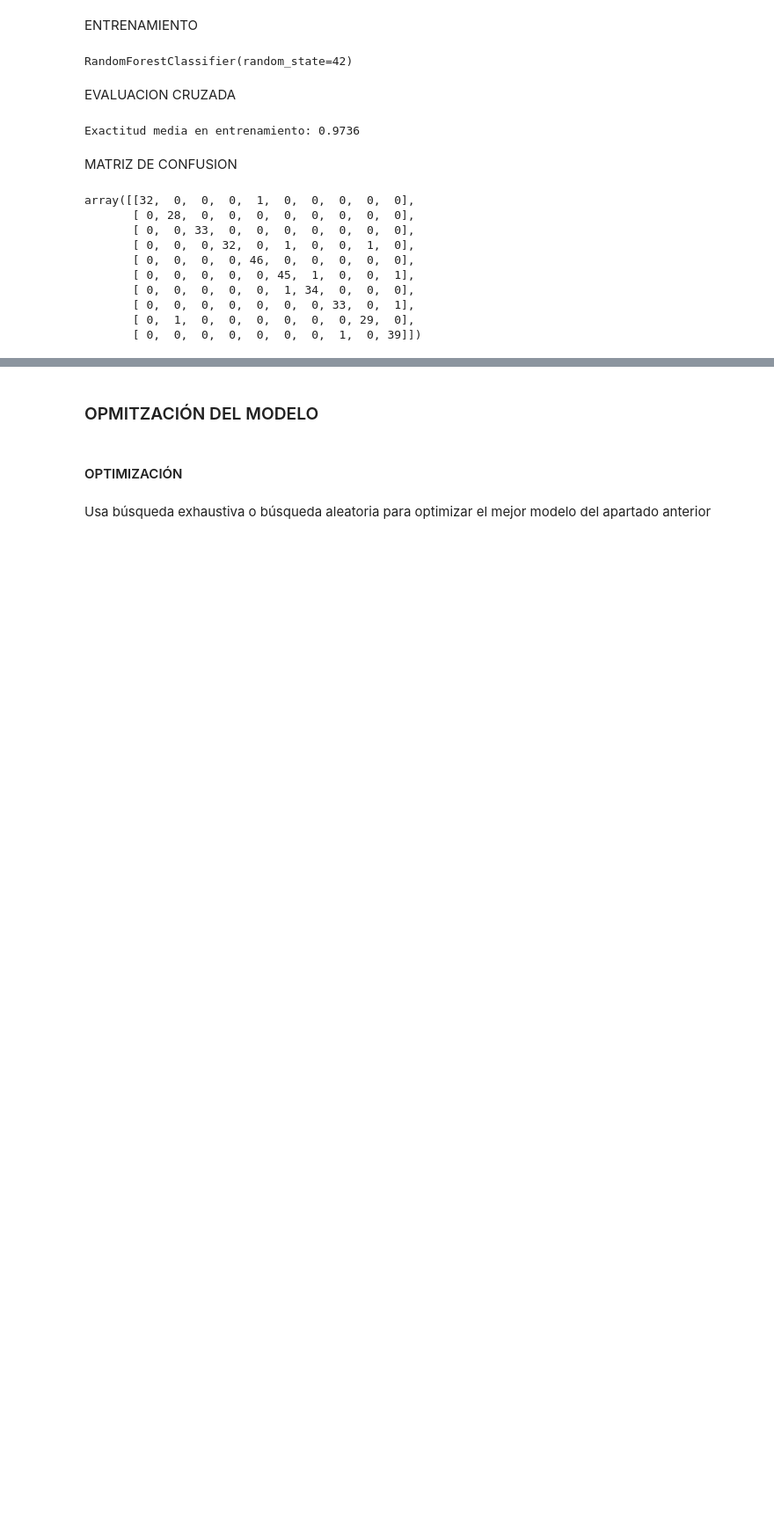
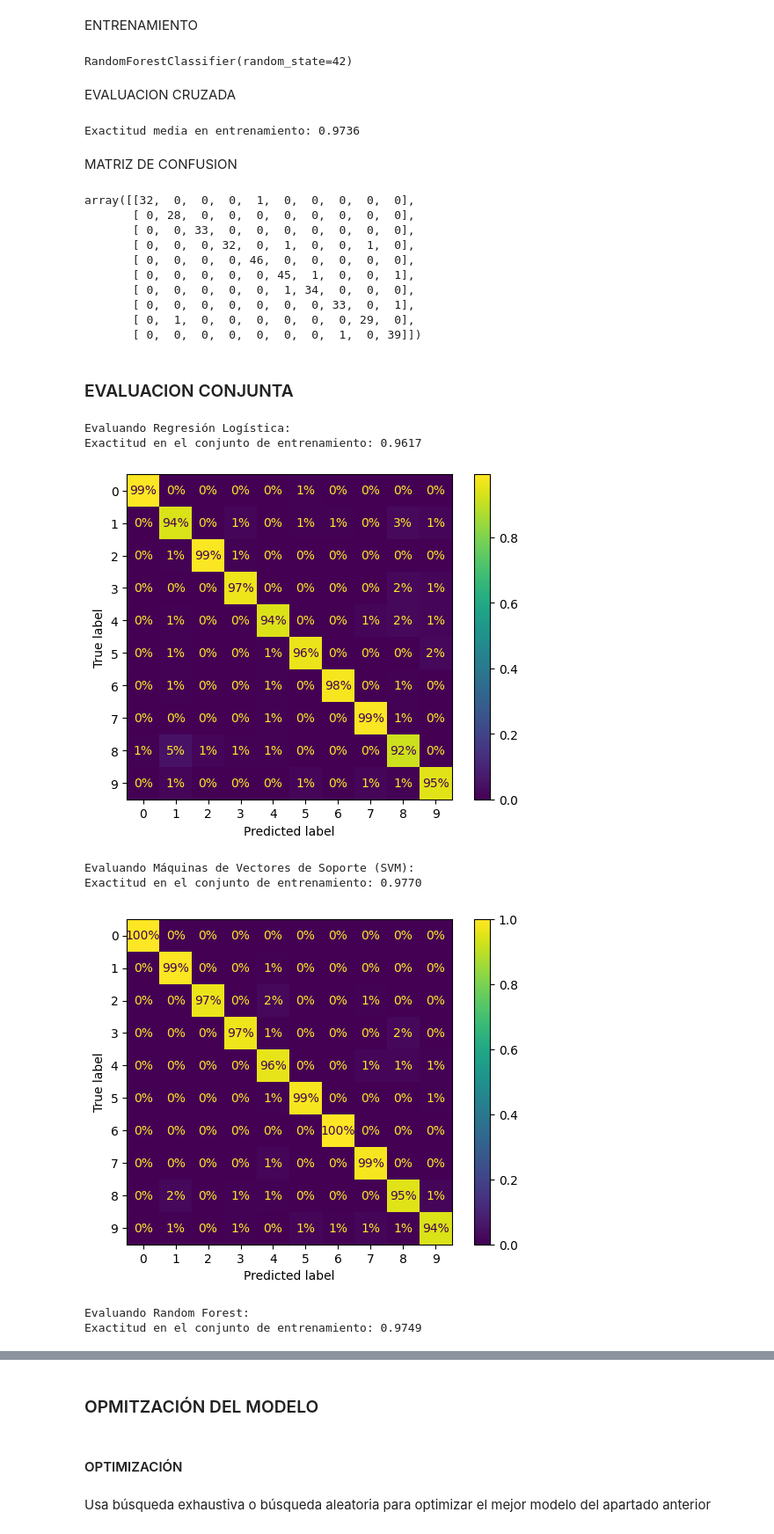
Before and after one commit to Guifora/IABD, a Jupyter notebook: IA/Clasificacion/2_8Ejercicios_guillermo_fora.ipynb, the cells around one changed output, grey strips where cells are left out. Shown: that part at 88% size. Cells and saved outputs as stored; diff of their text form; code cells hidden in the pictures; blank space fills up the shorter version.

```diff
--- a/IA/Clasificacion/2_8Ejercicios_guillermo_fora.ipynb
+++ b/IA/Clasificacion/2_8Ejercicios_guillermo_fora.ipynb
@@ -940,3 +1032,39 @@ array([[32,  0,  0,  0,  1,  0,  0,  0,  0,  0],
        [ 0,  0,  0,  0,  0,  0,  0, 33,  0,  1],
        [ 0,  1,  0,  0,  0,  0,  0,  0, 29,  0],
        [ 0,  0,  0,  0,  0,  0,  0,  1,  0, 39]])
+# %% [markdown]
+### EVALUACION CONJUNTA
+# %%
+# Modelos a evaluar
+models = {
+    'Regresión Logística': LogisticRegression(max_iter=1000, random_state=42),
+    'Máquinas de Vectores de Soporte (SVM)': SVC(random_state=42),
+    'Random Forest': RandomForestClassifier(random_state=42)
+}
+
+# Bucle para entrenar, evaluar y calcular la matriz de confusión para cada modelo
+for name, model in models.items():
+    print(f"Evaluando {name}:")
+
+    # Evaluación usando validación cruzada
+    y_train_pred = cross_val_predict(model, X_train_scaled, y_train, cv=5)  # 5-fold cross-validation
+
+    # Calcular exactitud (accuracy) en el conjunto de entrenamiento
+    accuracy = accuracy_score(y_train, y_train_pred)
+    print(f"Exactitud en el conjunto de entrenamiento: {accuracy:.4f}")
+
+    # Calcular matriz de confusión
+    cm = confusion_matrix(y_train, y_train_pred)
+    ConfusionMatrixDisplay.from_predictions(
+    y_train, y_train_pred, normalize="true", values_format=".0%"
+)
+    plt.show()
+# %% [output]
+Evaluando Regresión Logística:
+Exactitud en el conjunto de entrenamiento: 0.9617
+[figure, added]
+Evaluando Máquinas de Vectores de Soporte (SVM):
+Exactitud en el conjunto de entrenamiento: 0.9770
+[figure, added]
+Evaluando Random Forest:
+Exactitud en el conjunto de entrenamiento: 0.9749
```
Also changed, not shown: parts of 9 cells of this notebook, 3 other files.
